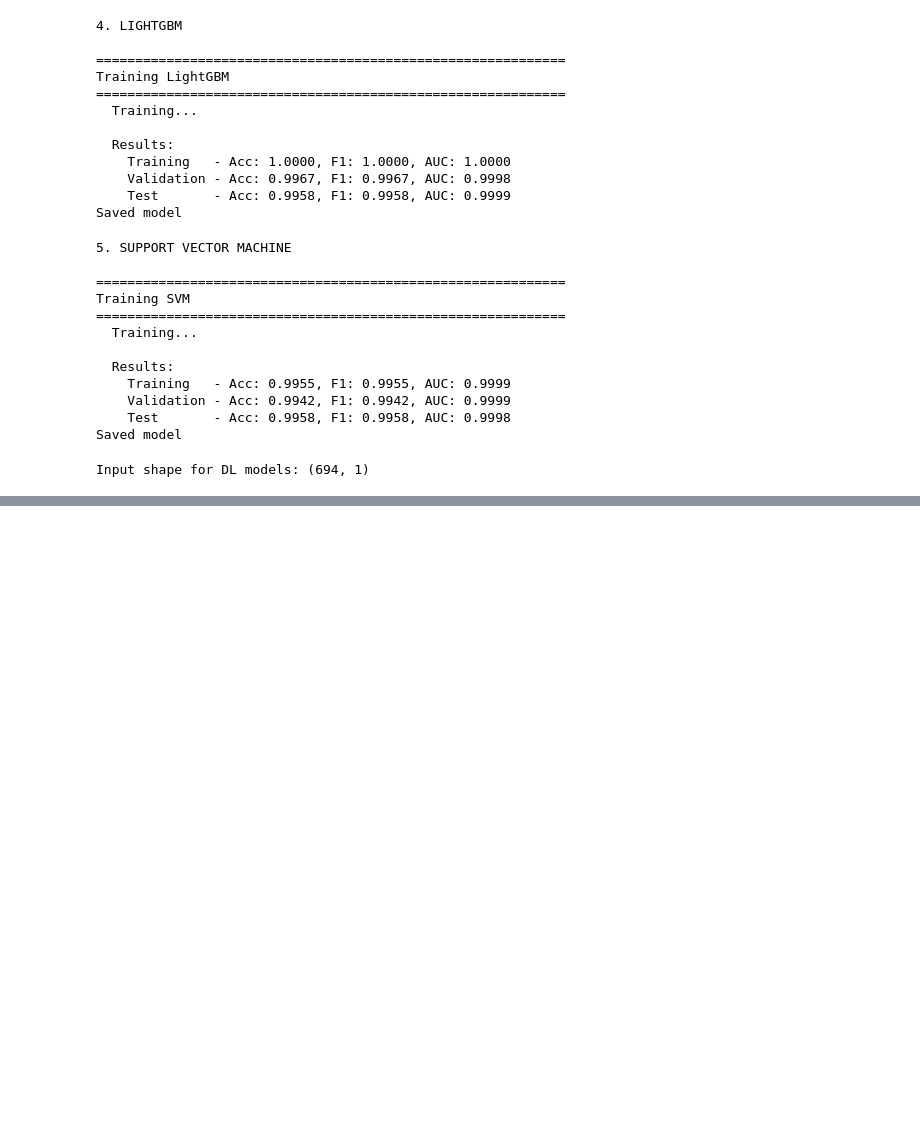
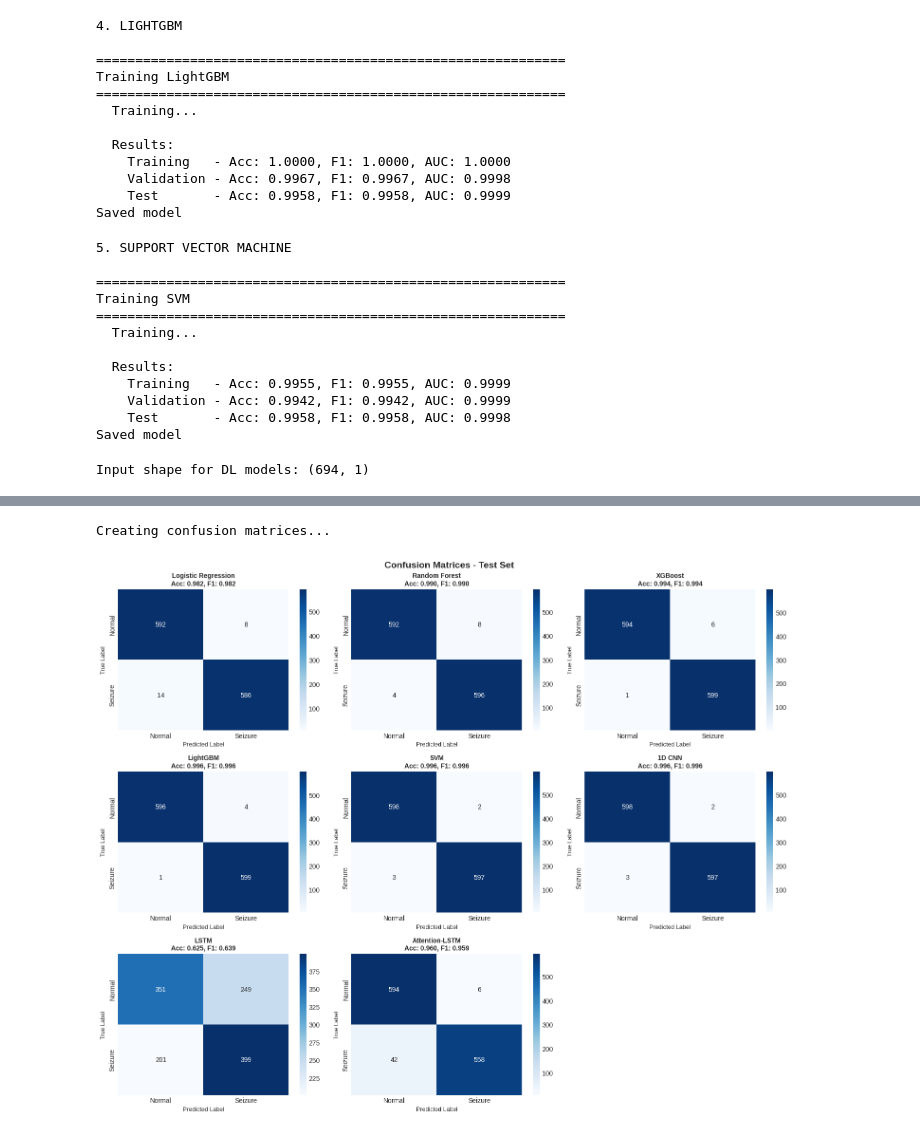
Before and after one commit to Sridipta-Roy/EEG-Classification, a Jupyter notebook: notebooks/model_development.ipynb, the cells around one changed output, grey strips where cells are left out. Drawn from its saved outputs; the diff is of its cells as text; code cells hidden in the pictures; blank space fills up the shorter version.

```diff
--- a/notebooks/model_development.ipynb
+++ b/notebooks/model_development.ipynb
@@ -521,0 +711,35 @@ KeyboardInterrupt:
+# %%
+# 3. Confusion Matrices
+print("\nCreating confusion matrices...")
+
+n_models = len(all_results)
+n_cols = 3
+n_rows = (n_models + n_cols - 1) // n_cols
+
+fig, axes = plt.subplots(n_rows, n_cols, figsize=(15, n_rows * 4))
+axes = axes.ravel() if n_models > 1 else [axes]
+
+for idx, (model_name, results) in enumerate(all_results.items()):
+    ax = axes[idx]
+
+    cm = confusion_matrix(y_test, results['y_test_pred'])
+
+    sns.heatmap(cm, annot=True, fmt='d', cmap='Blues', ax=ax,
+               xticklabels=['Normal', 'Seizure'],
+               yticklabels=['Normal', 'Seizure'])
+
+    ax.set_title(f'{model_name}\nAcc: {results["test_acc"]:.3f}, F1: {results["test_f1"]:.3f}', fontsize=10, fontweight='bold')
+    ax.set_ylabel('True Label', fontsize=9)
+    ax.set_xlabel('Predicted Label', fontsize=9)
+
+# Remove extra subplots
+for idx in range(len(all_results), len(axes)):
+    axes[idx].remove()
+
+plt.suptitle('Confusion Matrices - Test Set', fontsize=14, fontweight='bold')
+plt.tight_layout()
+plt.savefig(FIGURES_DIR / 'confusion_matrices.png', dpi=300, bbox_inches='tight')
+plt.show()
+# %% [output]
+Creating confusion matrices...
+[figure, added]
```
Also changed, not shown: parts of 16 cells of this notebook.
